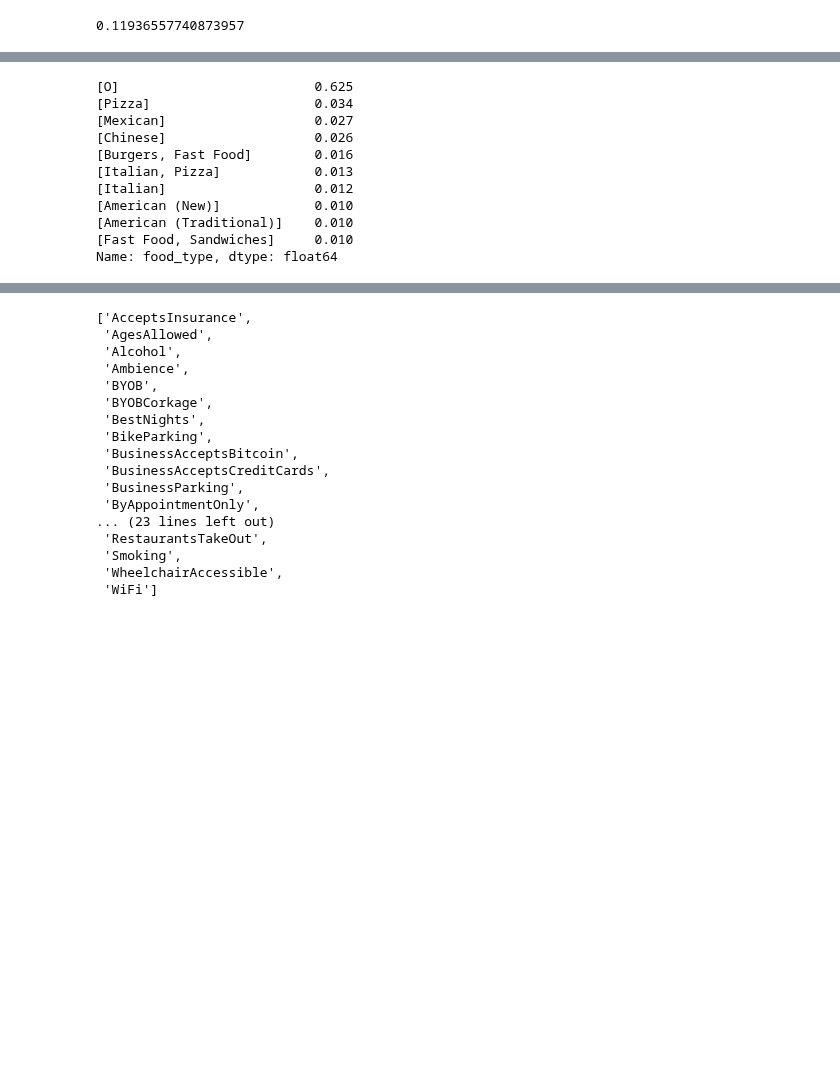
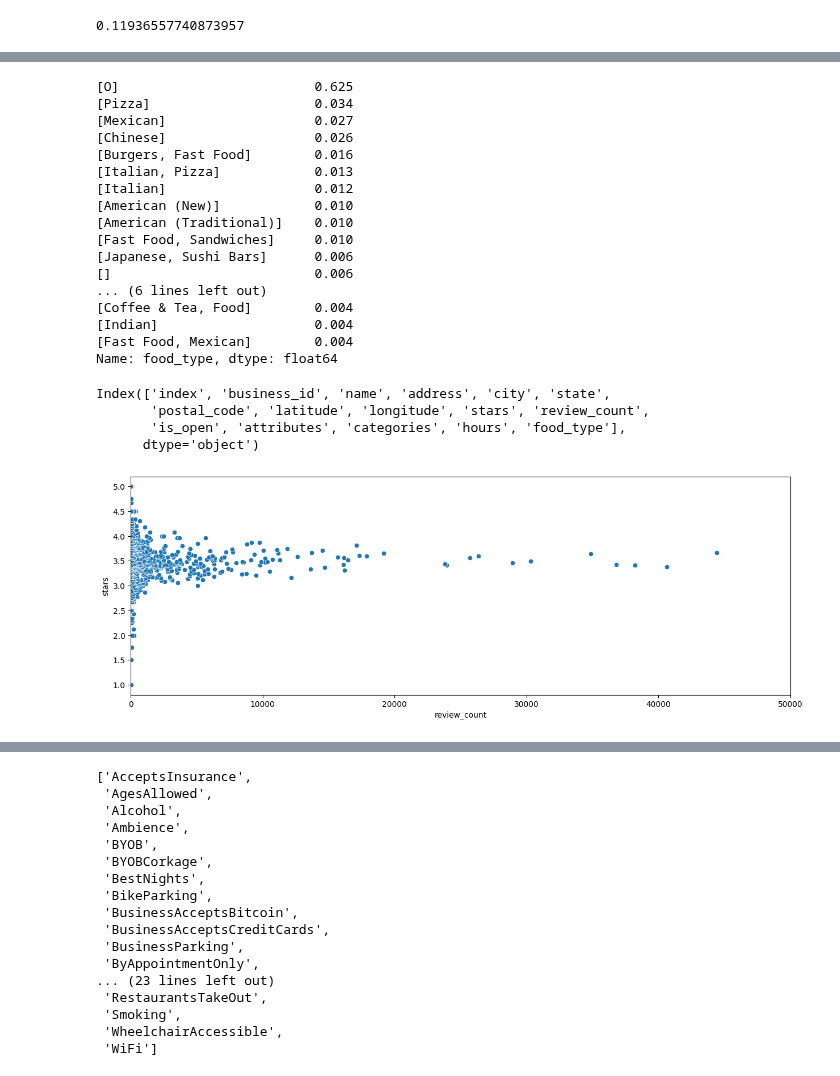
Before and after one commit to Dimasaur/scorecast, a Jupyter notebook: eda/quentin_business_eda.ipynb, the cells around one changed output, grey strips where cells are left out. Drawn from its saved outputs; the diff is of its cells as text; code cells hidden in the pictures; blank space fills up the shorter version.

```diff
--- a/eda/quentin_business_eda.ipynb
+++ b/eda/quentin_business_eda.ipynb
@@ -210,5 +205,5 @@ restaurants.sample(5, random_state=1)
 # %%
-restaurants.food_type.value_counts(normalize=True).round(3).head(10)
+restaurants.food_type.value_counts(normalize=True).round(3).head(21)
 # %% [output]
 [O]                         0.625
 [Pizza]                     0.034
@@ -220,6 +215,12 @@ restaurants.food_type.value_counts(normalize=True).round(3).head(10)
 [American (New)]            0.010
 [American (Traditional)]    0.010
 [Fast Food, Sandwiches]     0.010
+[Japanese, Sushi Bars]      0.006
+[]                          0.006
+... (6 lines left out)
+[Coffee & Tea, Food]        0.004
+[Indian]                    0.004
+[Fast Food, Mexican]        0.004
 Name: food_type, dtype: float64
 # %%
 # # Plotting the 50 most common food types (without 'Other')
@@ -234,3 +235,23 @@ Name: food_type, dtype: float64
 
 # # Rotate x-tick labels due to many categories
 # plt.xticks(rotation=90, fontsize=8);
+# %%
+restaurants.columns
+# %% [output]
+Index(['index', 'business_id', 'name', 'address', 'city', 'state',
+       'postal_code', 'latitude', 'longitude', 'stars', 'review_count',
+       'is_open', 'attributes', 'categories', 'hours', 'food_type'],
+      dtype='object')
+# %%
+mean_stars_per_city = pd.DataFrame(restaurants.groupby('city')['stars'].mean()).reset_index().sort_values('stars')
+num_reviews_per_city = pd.DataFrame(restaurants.groupby('city')['review_count'].sum()).reset_index().sort_values('review_count')
+
+mean_stars_and_review_count_per_city = mean_stars_per_city.merge(num_reviews_per_city, how='left', on='city')
+# %%
+plt.figure(figsize=(15,5))
+sns.scatterplot(data=mean_stars_and_review_count_per_city,
+                x='review_count',
+                y='stars')
+plt.xlim(0,50000);
+# %% [output]
+[figure, added]
```
Also changed, not shown: parts of 69 cells of this notebook, 1 other file.
